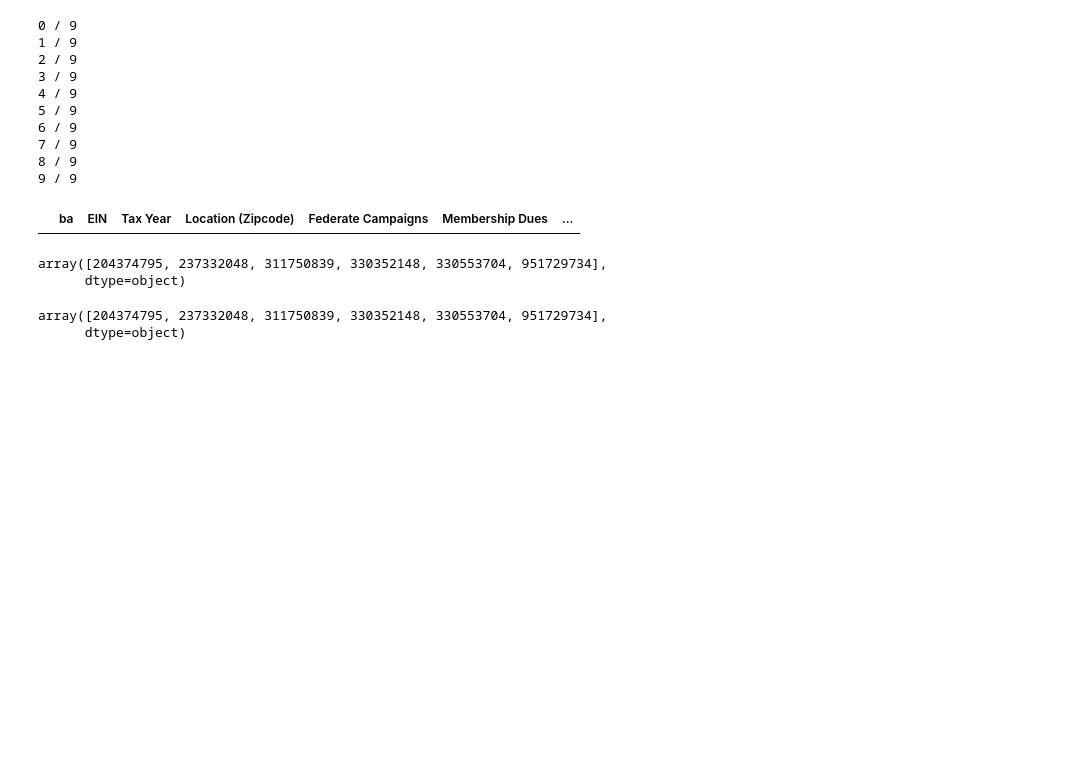
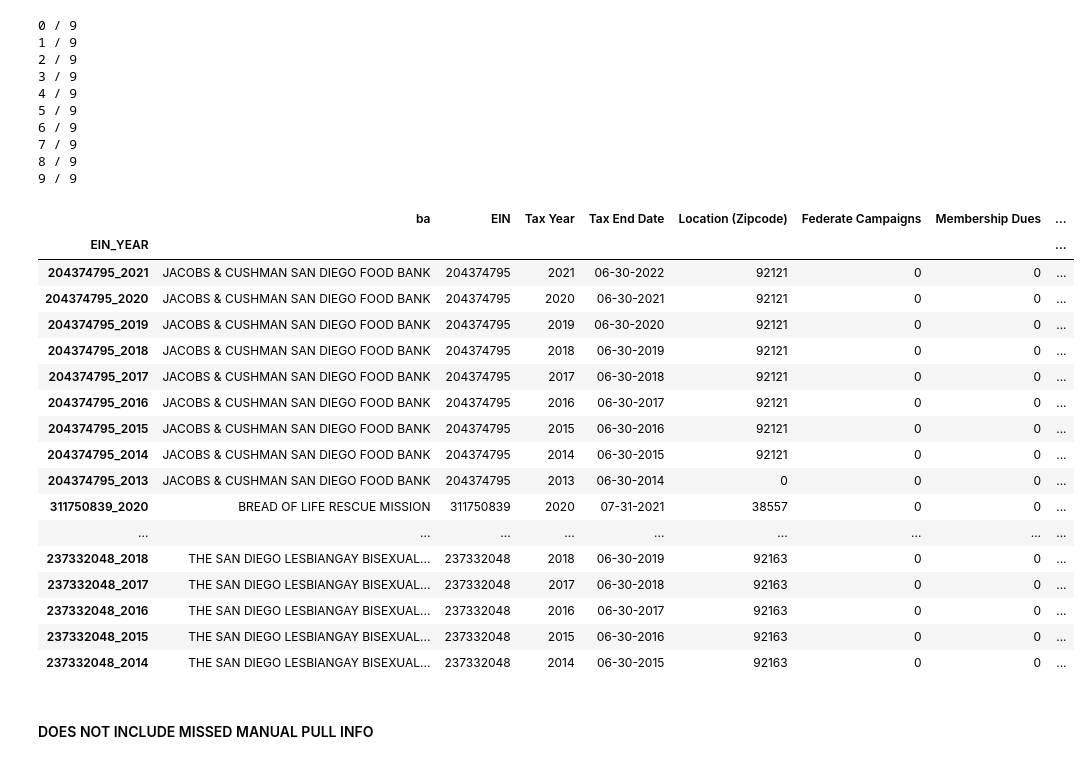
Before and after one commit to dbyers15/SDCTA-homelessness, a Jupyter notebook: XML parser/990 - error check.ipynb, the cells around one changed output. Saved outputs shown, nothing was run; the diff lists cells and outputs as text; code cells hidden in the pictures; blank space fills up the shorter version.

```diff
--- a/XML parser/990 - error check.ipynb
+++ b/XML parser/990 - error check.ipynb
@@ -88,6 +88,7 @@ def info_grabber(fp, url=True, errors=False):
     row['ba'] = soup.find('BusinessName')
     row['EIN'] = soup.find('EIN')
     row['Tax Year'] = soup.find('TaxPeriodBeginDt')
+    row['Tax End Date'] = soup.find('TaxPeriodEndDt')
     row['Location (Zipcode)'] = soup.find('USAddress')
     row['Federate Campaigns'] = soup.find('FederatedCampaignsAmt')
     row['Membership Dues'] = soup.find('MembershipDuesAmt')
@@ -115,6 +116,10 @@ def info_grabber(fp, url=True, errors=False):
         row['Tax Year'] = pd.Timestamp(row['Tax Year']).year
     else:
         row['Tax Year'] = np.nan
+    if row['Tax End Date'] is not None:
+        row['Tax End Date'] = pd.to_datetime(row['Tax End Date']).strftime("%m-%d-%Y")
+    else:
+        row['Tax End Date'] = np.nan
 
     if errors:
         sumKeys = ['Federate Campaigns', 'Membership Dues', 'Related Organizations', 'Government Grants', 'All Other Contributions']
@@ -184,7 +189,7 @@ def get_xmls(ein):
     soup = BeautifulSoup(html.text)
     links = soup.find_all('a', class_='action xml')
     base_url = 'https://projects.propublica.org'
-    # urls = [base_url + x.get('href') for x in links if x.text == '990']
+    urls = [base_url + x.get('href') for x in links if x.text == '990']
     urls = [x for x in soup.find_all(class_='action xml') if re.search(r'990\b', x.text)]
     urls = [base_url + x.get('href') if x.name == 'a' else base_url + x.select_one('select.action.xml option[data-href]').get('data-href') for x in urls]
     return urls
@@ -938,14 +864,28 @@ new_ein990 = grabber(new_eins)
 9 / 9
 # %%
 new_ein990[new_ein990.get('EIN') == 880279721, 330498557]
-# %% [output]
-|  | ba | EIN | Tax Year | Location (Zipcode) | Federate Campaigns | Membership Dues | ... |
 # %%
 new_EINinfo_df = new_ein990.dropna().reset_index(drop=True)
-new_EINinfo_df.loc[:, 'EIN':'Total'] = new_EINinfo_df.loc[:, 'EIN':'Total'].astype(int)
-new_EINinfo_df.loc[:, 'EIN_YEAR'] = new_EINinfo_df['EIN'].astype(str) + '_' + new_EINinfo_df['Tax Year'].astype(str)
-new_EINinfo_df = new_EINinfo_df.set_index('EIN_YEAR')
-np.unique(new_EINinfo_df.get('EIN'))
+int_columns = new_EINinfo_df.columns.difference(['ba','Tax End Date'])  # Skip the 'Tax End Date' column
+new_EINinfo_df[int_columns] = new_EINinfo_df[int_columns].astype(int)
+new_EINinfo_df['EIN_YEAR'] = new_EINinfo_df['EIN'].astype(str) + '_' + new_EINinfo_df['Tax Year'].astype(str)
+new_EINinfo_df.set_index('EIN_YEAR')
 # %% [output]
-array([204374795, 237332048, 311750839, 330352148, 330553704, 951729734],
-      dtype=object)
+|  | ba | EIN | Tax Year | Tax End Date | Location (Zipcode) | Federate Campaigns | Membership Dues | ... |
+| EIN_YEAR |  |  |  |  |  |  |  | ... |
+| 204374795_2021 | JACOBS & CUSHMAN SAN DIEGO FOOD BANK | 204374795 | 2021 | 06-30-2022 | 92121 | 0 | 0 | ... |
+| 204374795_2020 | JACOBS & CUSHMAN SAN DIEGO FOOD BANK | 204374795 | 2020 | 06-30-2021 | 92121 | 0 | 0 | ... |
+| 204374795_2019 | JACOBS & CUSHMAN SAN DIEGO FOOD BANK | 204374795 | 2019 | 06-30-2020 | 92121 | 0 | 0 | ... |
+| 204374795_2018 | JACOBS & CUSHMAN SAN DIEGO FOOD BANK | 204374795 | 2018 | 06-30-2019 | 92121 | 0 | 0 | ... |
+| 204374795_2017 | JACOBS & CUSHMAN SAN DIEGO FOOD BANK | 204374795 | 2017 | 06-30-2018 | 92121 | 0 | 0 | ... |
+| 204374795_2016 | JACOBS & CUSHMAN SAN DIEGO FOOD BANK | 204374795 | 2016 | 06-30-2017 | 92121 | 0 | 0 | ... |
+| 204374795_2015 | JACOBS & CUSHMAN SAN DIEGO FOOD BANK | 204374795 | 2015 | 06-30-2016 | 92121 | 0 | 0 | ... |
+| 204374795_2014 | JACOBS & CUSHMAN SAN DIEGO FOOD BANK | 204374795 | 2014 | 06-30-2015 | 92121 | 0 | 0 | ... |
+| 204374795_2013 | JACOBS & CUSHMAN SAN DIEGO FOOD BANK | 204374795 | 2013 | 06-30-2014 | 0 | 0 | 0 | ... |
+| 311750839_2020 | BREAD OF LIFE RESCUE MISSION | 311750839 | 2020 | 07-31-2021 | 38557 | 0 | 0 | ... |
+| ... | ... | ... | ... | ... | ... | ... | ... | ... |
+| 237332048_2018 | THE SAN DIEGO LESBIANGAY BISEXUAL... | 237332048 | 2018 | 06-30-2019 | 92163 | 0 | 0 | ... |
+| 237332048_2017 | THE SAN DIEGO LESBIANGAY BISEXUAL... | 237332048 | 2017 | 06-30-2018 | 92163 | 0 | 0 | ... |
+| 237332048_2016 | THE SAN DIEGO LESBIANGAY BISEXUAL... | 237332048 | 2016 | 06-30-2017 | 92163 | 0 | 0 | ... |
+| 237332048_2015 | THE SAN DIEGO LESBIANGAY BISEXUAL... | 237332048 | 2015 | 06-30-2016 | 92163 | 0 | 0 | ... |
+| 237332048_2014 | THE SAN DIEGO LESBIANGAY BISEXUAL... | 237332048 | 2014 | 06-30-2015 | 92163 | 0 | 0 | ... |
@@ -952,6 +895,8 @@ array([204374795, 237332048, 311750839, 330352148, 330553704, 951729734],
+# %% [markdown]
+#### DOES NOT INCLUDE MISSED MANUAL PULL INFO
 # %%
 # Create copies of the DataFrames and rename columns in the copies
-EIN_dataset_df_copy = EIN_dataset_df.copy()
+EIN_dataset_df_copy = ein_data.copy()
 EIN_dataset_df_copy.rename(columns={'ba': 'Organization Name'}, inplace=True)
 
 new_EINinfo_copy = new_EINinfo_df.reset_index().copy()
@@ -959,10 +904,7 @@ new_EINinfo_copy.rename(columns={'ba': 'Organization Name'}, inplace=True)
 
 # Call the function with the modified copies
 new_concat_EINinfo_df = replace_corrected_data_and_standardize(EIN_dataset_df_copy, new_EINinfo_copy, concat=True).set_index('EIN_YEAR')\
-                    .drop('index',axis=1).drop_duplicates()
+                    .drop(['index','level_0','Unnamed: 0'],axis=1).drop_duplicates()
 
 # Print the resulting DataFrame
-new_concat_EINinfo_df
+new_concat_EINinfo_df.to_csv('Phil_Dataset_1.csv')
-# %% [output]
-array([204374795, 237332048, 311750839, 330352148, 330553704, 951729734],
-      dtype=object)
```
Also changed, not shown: parts of 78 cells of this notebook, 19 other files.
